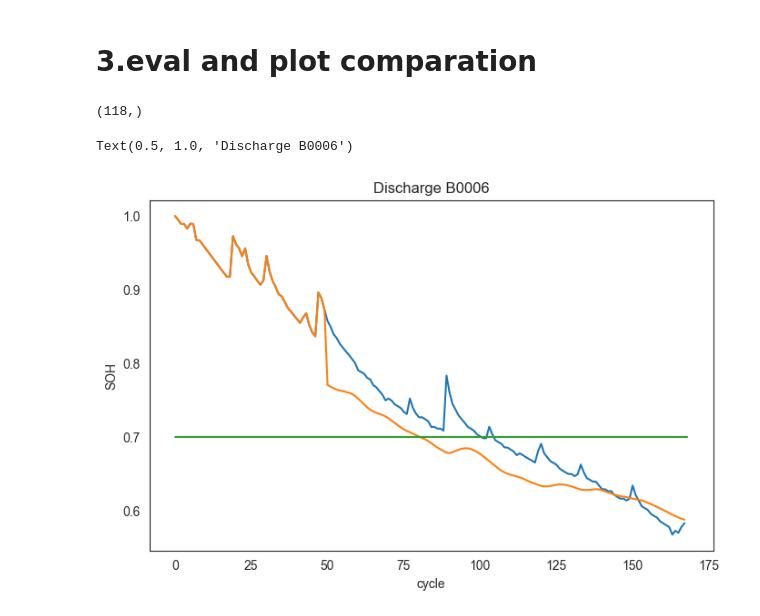
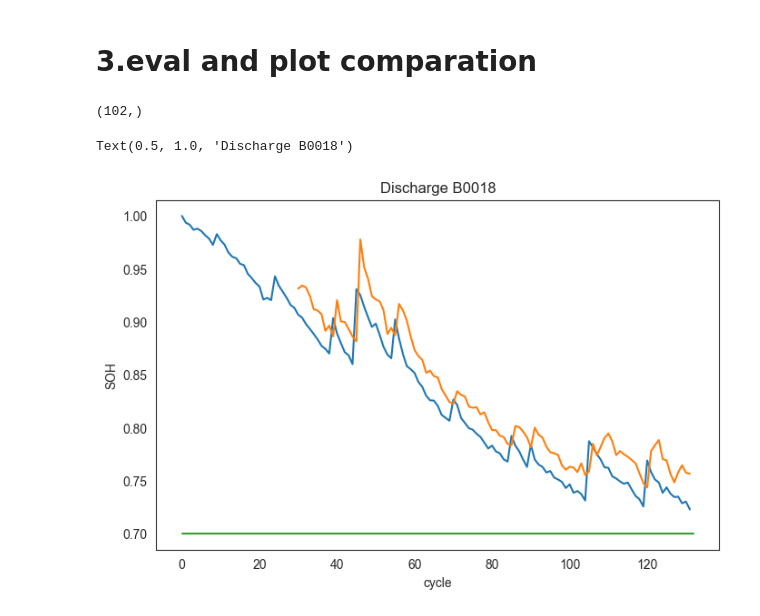
Before and after one commit to yamichanCTL/SOH-on-FPGA, a Jupyter notebook: LSTM/LSTMtest.ipynb, the cells around one changed output. Cells and saved outputs as stored; diff of their text form; code cells hidden in the pictures.

```diff
--- a/LSTM/LSTMtest.ipynb
+++ b/LSTM/LSTMtest.ipynb
@@ -20,19 +21,20 @@ WARNING:tensorflow:From E:\Anaconda3.8\envs\battery\lib\site-packages\keras\src\
 # %%
 # hyper
 features = ['SOH','voltage_measured', 'current_measured',
-            'temperature_measured', 'current_load', 'voltage_load', 'time']
+            'temperature_measured', 'time']
 batch_size = 1
 input_size = len(features)
-hidden_size = 64
+hidden_size = 128
 num_layers = 1
 output_size = 1
-seq_len = 50   # 预测序列长度
-epoch = 50
-learning_rate = 0.001
+seq_len = 30   # 预测序列长度
+epoch = 500
+learning_rate = 0.001  # 自适应学习率？
 
-save_path = 'lstm_seq50.pth'
+save_path = 'seq50_.pth'
 train_directory = '../datasets/train/'
-test_directory = '../datasets/test/'
+verify_directory = '../datasets/verify/'
+test_directory = '../datasets/alldataset/'
 # %% [markdown]
 # 1.Data preprocess
 # %% [markdown]
@@ -97,14 +138,17 @@ def load_data(battery_path):
 # %%
 def norm_data(battery_id):
     dataset, capacity = load_data(battery_id)
-    C = capacity['capacity'][0]
+    if capacity['capacity'][0] > capacity['capacity'][1] :
+        C = capacity['capacity'][0]
+    else :
+        C = capacity['capacity'][1]
     soh = []
     for i in range(len(capacity)):
         soh.append([capacity['capacity'][i] / C])
     soh = pd.DataFrame(data=soh, columns=['SOH'])
 
     # features for training
-    attribs=['voltage_measured', 'current_measured',
+    attribs=['capacity', 'voltage_measured', 'current_measured',
              'temperature_measured', 'current_load', 'voltage_load', 'time']
     train_dataset = capacity[attribs]
     sc = MinMaxScaler(feature_range=(0,1)) # = (num-min)/(max-min)
@@ -210,10 +252,13 @@ class LSTMModel(nn.Module):
         self.fc = nn.Linear(hidden_size, output_size)
 
     def forward(self, x):
+
         out, _ = self.lstm1(x) # shape（seq_Len, batch, num_directions * hidden_size)
         out, _ = self.lstm2(out)
         out, _ = self.lstm3(out)
         out, _ = self.lstm4(out)
+        out, _ = pad_packed_sequence(out, batch_first=True) # 填充序列
+
         out = self.fc(out[:, -1, :])  # 使用最后一个时间步的输出的输入（seq_Len, batch, num_directions * hidden_size)
         # print(out.shape)
         return out
@@ -295,37 +362,37 @@ Meta: registered at /dev/null:228 [kernel]
 # %% [markdown]
 # 3.eval and plot comparation
 # %%
-test_battery_id = 'B0006'
+test_battery_id = 'B0018'
+# save_path = save_path
+save_path = 'seq50_500.pth'
+
 test_battery_path = test_directory+ test_battery_id + '.mat'
 test_data,test_data_real = data_loader(test_battery_path,seq_len,features)
-input_data = torch.tensor(test_data, dtype=torch.float32)
 # load
 lstm = LSTMModel(input_size=input_size, hidden_size=hidden_size, output_size=output_size, num_layers=num_layers)
 lstm.load_state_dict(torch.load(save_path))
 lstm.eval()
-output = lstm(input_data)
+output = lstm(test_data)
 predicted_data = output.detach().numpy().reshape(-1)
 print(predicted_data.shape)
 
 
 # draw
 origin_data = norm_data(test_battery_path) # dictionary
 sns.set_style("white")
 plt.figure(figsize=(8, 5))
 #Draw
-# plt.plot([i for i in range(len(origin_data['SOH'][seq_len:]))], origin_data['SOH'][seq_len:], label='SOH')
-# plt.plot([i for i in range(len(test_data))], predicted_data, label='Predicted SOH')
 plt.plot([i for i in range(len(origin_data['SOH']))], origin_data['SOH'], label='SOH')
-predicted_data = np.concatenate((origin_data['SOH'][0:seq_len],predicted_data), axis = 0)
-plt.plot([i for i in range(len(origin_data['SOH']))], predicted_data, label='Predicted SOH')
+# predicted_data = np.concatenate((origin_data['SOH'][0:seq_len],predicted_data), axis = 0)
+plt.plot([i for i in range(seq_len,len(origin_data['SOH']))], predicted_data, label='Predicted SOH')
 plt.plot([0.,len(origin_data['SOH'])], [0.70, 0.70], label='Threshold')
 
 # make x-axis ticks legible
 adf = plt.gca().get_xaxis().get_major_formatter()
 plt.xlabel('cycle')
 plt.ylabel('SOH')
 plt.title('Discharge {}'.format(test_battery_id))
 # %% [output]
-(118,)
+(102,)
-Text(0.5, 1.0, 'Discharge B0006')
+Text(0.5, 1.0, 'Discharge B0018')
-[figure, old version]
+[figure, new version]
```
Also changed, not shown: parts of 4 cells of this notebook.
